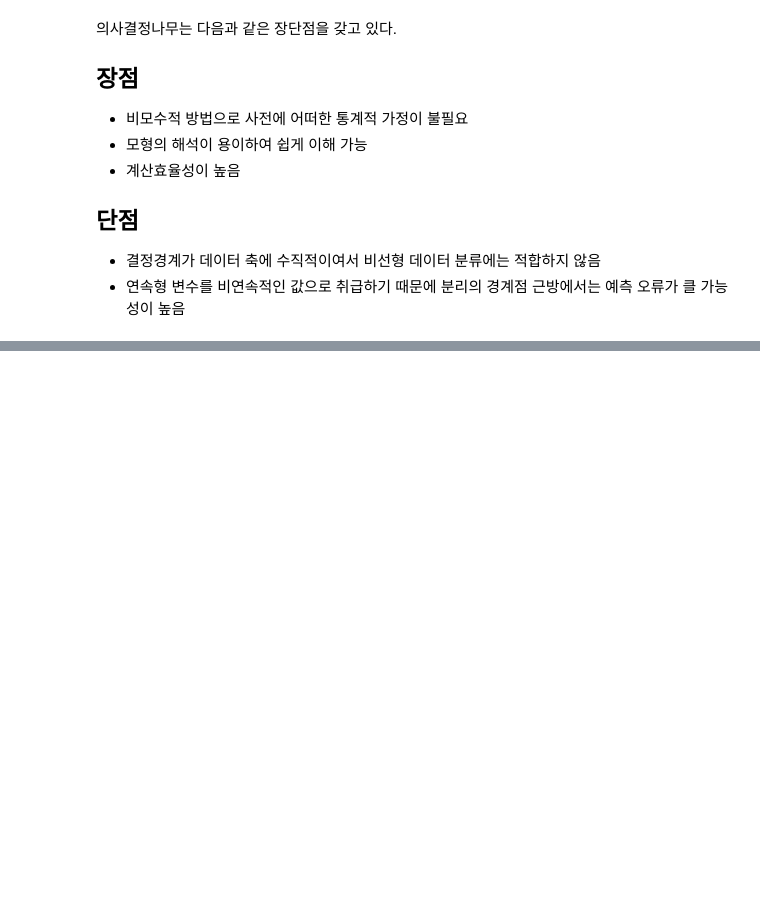
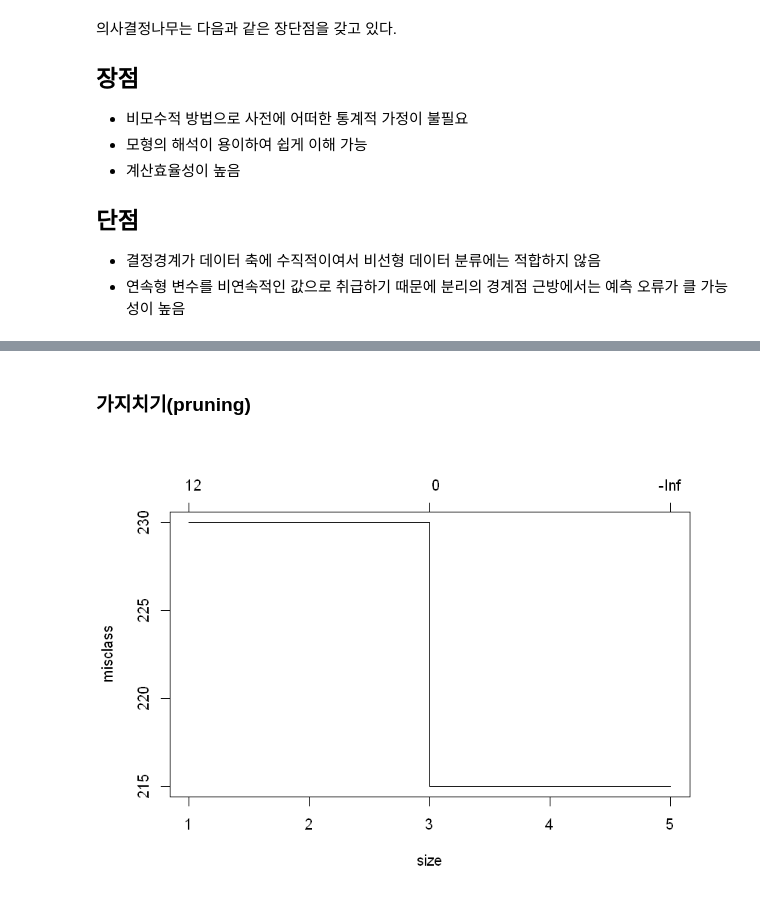
Before and after one commit to rymyung/Machine-Learning, a Jupyter notebook: Decision Tree.ipynb, the cells around one changed output, grey strips where cells are left out. Saved outputs shown, nothing was run; the diff lists cells and outputs as text; code cells hidden in the pictures; blank space fills up the shorter version.

```diff
--- a/Decision Tree.ipynb
+++ b/Decision Tree.ipynb
@@ -97,0 +134,7 @@ df %>% gather(key = "type", value = "Impurity", -p) %>%
+# %% [markdown]
+### 가지치기(pruning)
+# %%
+tree.cv <- cv.tree(tree.fit, FUN = prune.misclass)
+plot(tree.cv)
+# %% [output]
+[figure, added]
```
Also changed, not shown: parts of 40 cells of this notebook.
